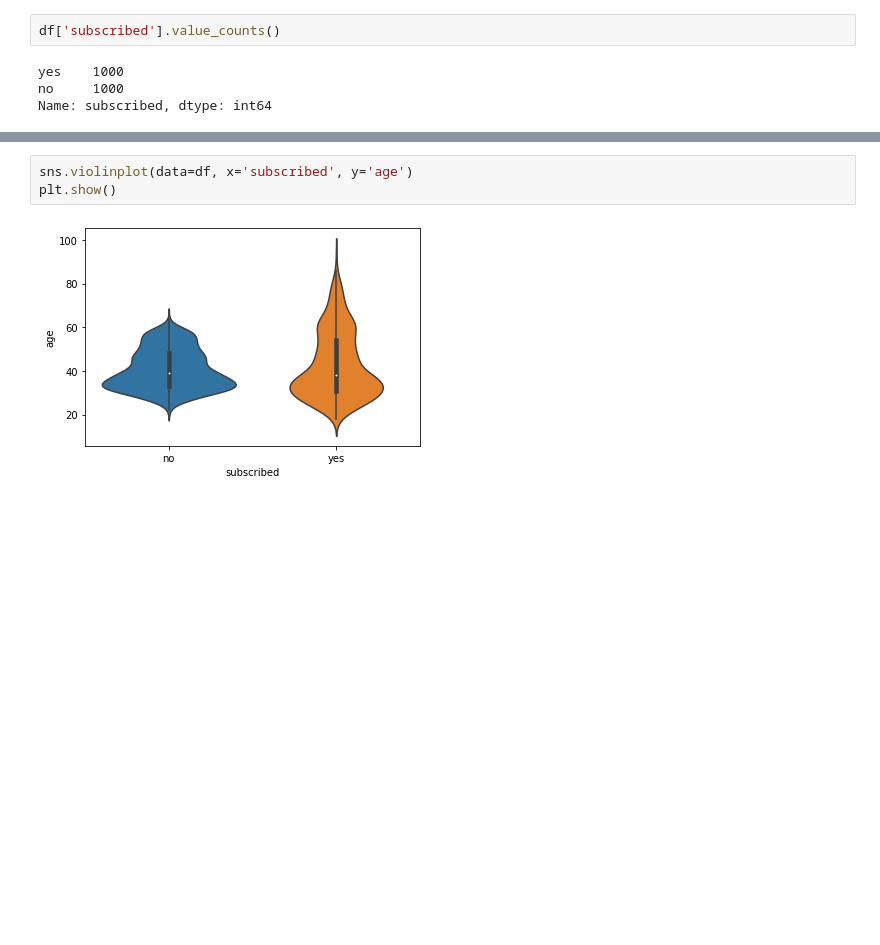
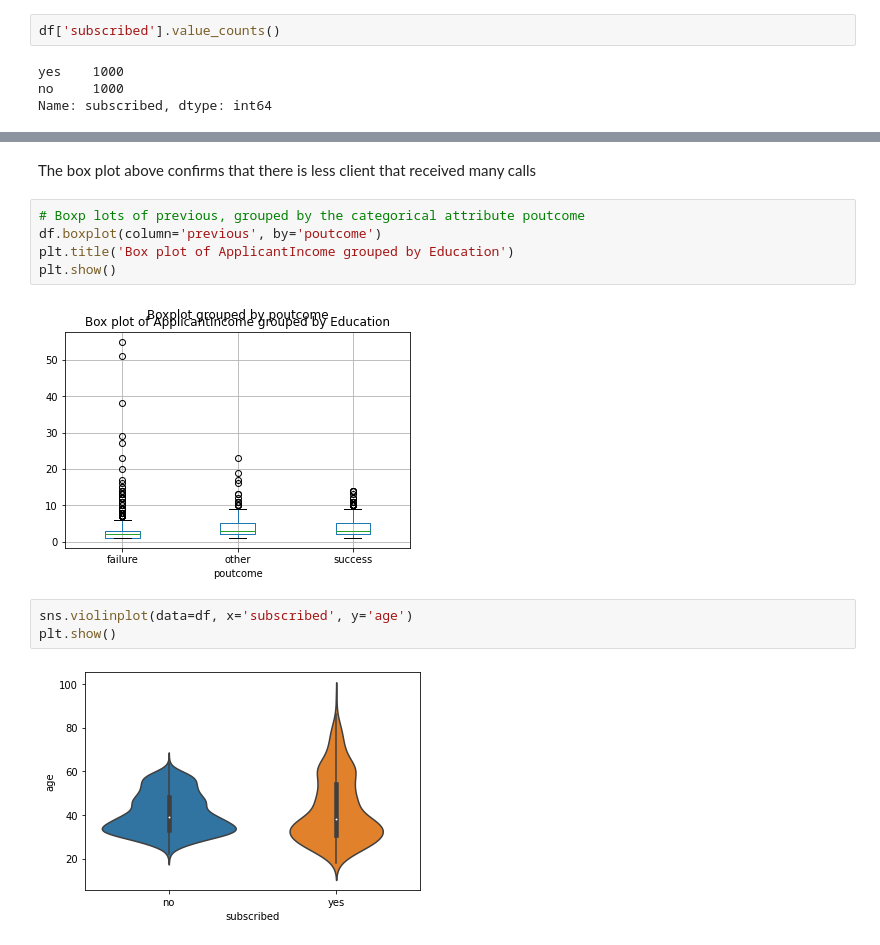
Before and after one commit to mandricic/CS5062, a Jupyter notebook: etivity1.ipynb, the cells around one changed output, grey strips where cells are left out. Saved outputs shown, nothing was run; the diff lists cells and outputs as text; blank space fills up the shorter version.

```diff
--- a/etivity1.ipynb
+++ b/etivity1.ipynb
@@ -128,3 +162,12 @@ Name: subscribed, dtype: int64
+# %% [markdown]
+The box plot above confirms that there is less client that received many calls
+# %%
+# Boxp lots of previous, grouped by the categorical attribute poutcome
+df.boxplot(column='previous', by='poutcome')
+plt.title('Box plot of ApplicantIncome grouped by Education')
+plt.show()
+# %% [output]
+[figure, added]
 # %%
 sns.violinplot(data=df, x='subscribed', y='age')
 plt.show()
```
Also changed, not shown: parts of 8 cells of this notebook.
